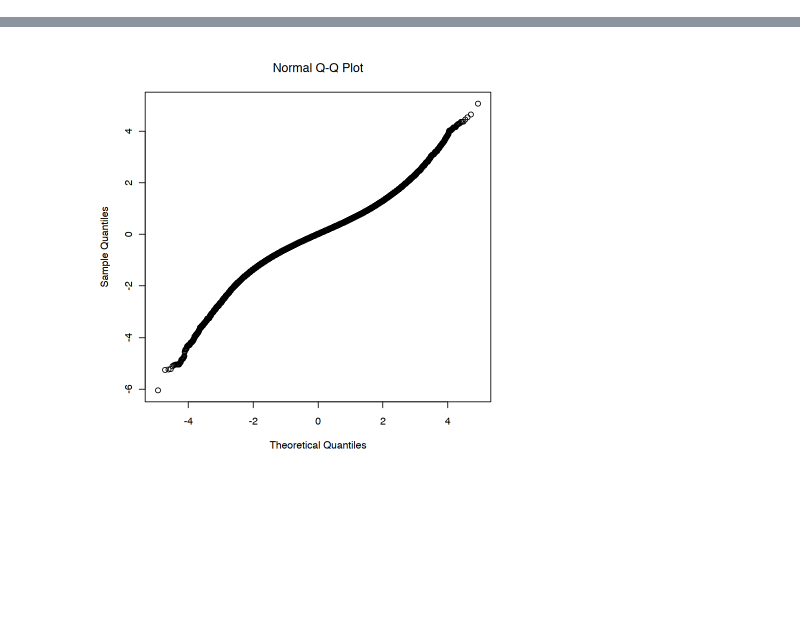
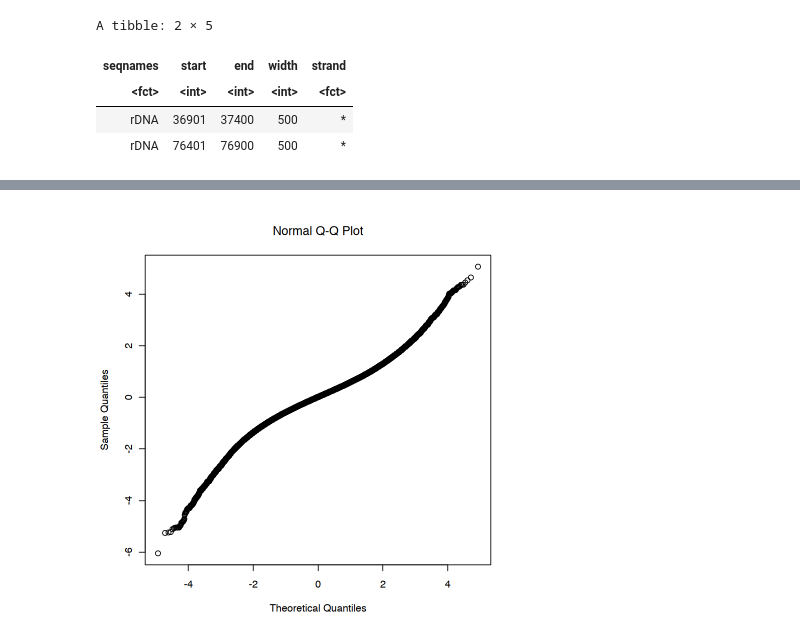
Before and after one commit to ringw/Upd-Germline-Genomics, a Jupyter notebook: illustrations/ChromatinCellTypeScatter.ipynb, the cells around one changed output, grey strips where cells are left out. Saved outputs shown, nothing was run; the diff lists cells and outputs as text; code cells hidden in the pictures; blank space fills up the shorter version.

```diff
--- a/illustrations/ChromatinCellTypeScatter.ipynb
+++ b/illustrations/ChromatinCellTypeScatter.ipynb
@@ -48,0 +97,11 @@ Levels(8): 2L 2R 3L 3R 4 X Y rDNA
+# %%
+subset(chic.tile.diameter_500_chr, seqnames == "rDNA")[372:767] %>%
+  as.data.frame() %>%
+  as_tibble() %>%
+  dplyr::slice(c(1, nrow(.)))
+# %% [output]
+A tibble: 2 × 5
+| seqnames | start | end | width | strand |
+| <fct> | <int> | <int> | <int> | <fct> |
+| rDNA | 36901 | 37400 | 500 | * |
+| rDNA | 76401 | 76900 | 500 | * |
```
Also changed, not shown: parts of 18 cells of this notebook, 1 other file.
